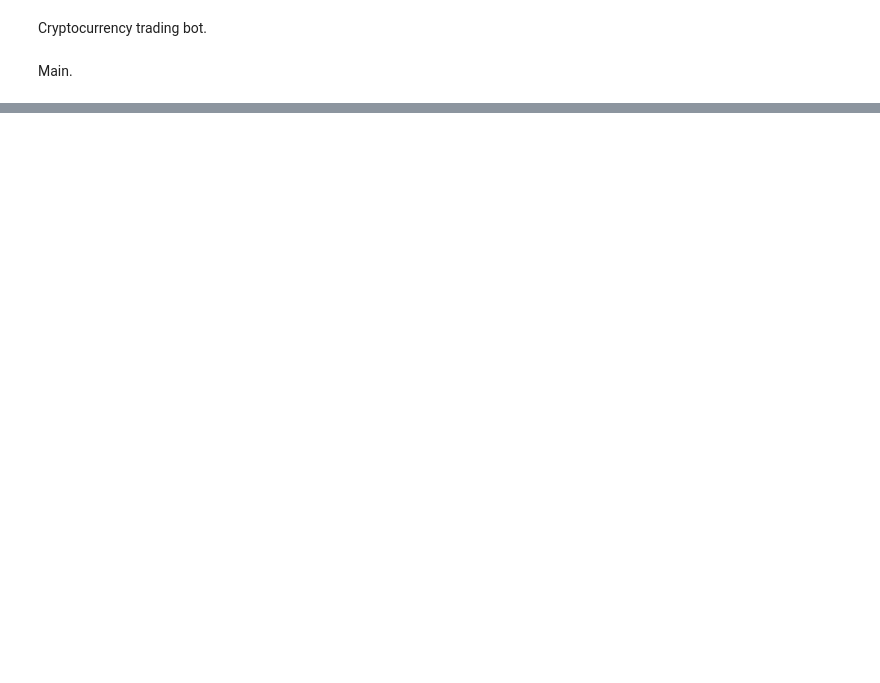
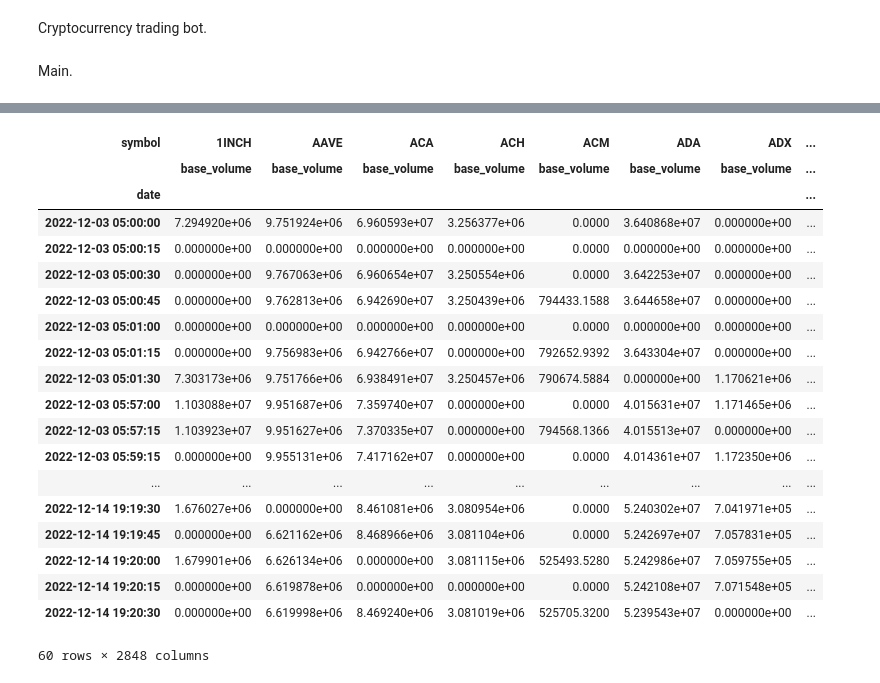
Before and after one commit to Humbleman72/crypto_bot, a Jupyter notebook: crypto_logger_tests.ipynb, the cells around one changed output, grey strips where cells are left out. Saved outputs shown, nothing was run; the diff lists cells and outputs as text; code cells hidden in the pictures; blank space fills up the shorter version.

```diff
--- a/crypto_logger_tests.ipynb
+++ b/crypto_logger_tests.ipynb
@@ -39,0 +29,24 @@ df_output_1d
+# %%
+df_output_15s = output_15s.maybe_get_from_file(dataset=None, inputs=False, screened=False)
+df_output_15s
+# %% [output]
+| symbol | 1INCH | AAVE | ACA | ACH | ACM | ADA | ADX | ... |
+|  | base_volume | base_volume | base_volume | base_volume | base_volume | base_volume | base_volume | ... |
+| date |  |  |  |  |  |  |  | ... |
+| 2022-12-03 05:00:00 | 7.294920e+06 | 9.751924e+06 | 6.960593e+07 | 3.256377e+06 | 0.0000 | 3.640868e+07 | 0.000000e+00 | ... |
+| 2022-12-03 05:00:15 | 0.000000e+00 | 0.000000e+00 | 0.000000e+00 | 0.000000e+00 | 0.0000 | 0.000000e+00 | 0.000000e+00 | ... |
+| 2022-12-03 05:00:30 | 0.000000e+00 | 9.767063e+06 | 6.960654e+07 | 3.250554e+06 | 0.0000 | 3.642253e+07 | 0.000000e+00 | ... |
+| 2022-12-03 05:00:45 | 0.000000e+00 | 9.762813e+06 | 6.942690e+07 | 3.250439e+06 | 794433.1588 | 3.644658e+07 | 0.000000e+00 | ... |
+| 2022-12-03 05:01:00 | 0.000000e+00 | 0.000000e+00 | 0.000000e+00 | 0.000000e+00 | 0.0000 | 0.000000e+00 | 0.000000e+00 | ... |
+| 2022-12-03 05:01:15 | 0.000000e+00 | 9.756983e+06 | 6.942766e+07 | 0.000000e+00 | 792652.9392 | 3.643304e+07 | 0.000000e+00 | ... |
+| 2022-12-03 05:01:30 | 7.303173e+06 | 9.751766e+06 | 6.938491e+07 | 3.250457e+06 | 790674.5884 | 0.000000e+00 | 1.170621e+06 | ... |
+| 2022-12-03 05:57:00 | 1.103088e+07 | 9.951687e+06 | 7.359740e+07 | 0.000000e+00 | 0.0000 | 4.015631e+07 | 1.171465e+06 | ... |
+| 2022-12-03 05:57:15 | 1.103923e+07 | 9.951627e+06 | 7.370335e+07 | 0.000000e+00 | 794568.1366 | 4.015513e+07 | 0.000000e+00 | ... |
+| 2022-12-03 05:59:15 | 0.000000e+00 | 9.955131e+06 | 7.417162e+07 | 0.000000e+00 | 0.0000 | 4.014361e+07 | 1.172350e+06 | ... |
+| ... | ... | ... | ... | ... | ... | ... | ... | ... |
+| 2022-12-14 19:19:30 | 1.676027e+06 | 0.000000e+00 | 8.461081e+06 | 3.080954e+06 | 0.0000 | 5.240302e+07 | 7.041971e+05 | ... |
+| 2022-12-14 19:19:45 | 0.000000e+00 | 6.621162e+06 | 8.468966e+06 | 3.081104e+06 | 0.0000 | 5.242697e+07 | 7.057831e+05 | ... |
+| 2022-12-14 19:20:00 | 1.679901e+06 | 6.626134e+06 | 0.000000e+00 | 3.081115e+06 | 525493.5280 | 5.242986e+07 | 7.059755e+05 | ... |
+| 2022-12-14 19:20:15 | 0.000000e+00 | 6.619878e+06 | 0.000000e+00 | 0.000000e+00 | 0.0000 | 5.242108e+07 | 7.071548e+05 | ... |
+| 2022-12-14 19:20:30 | 0.000000e+00 | 6.619998e+06 | 8.469240e+06 | 3.081019e+06 | 525705.3200 | 5.239543e+07 | 0.000000e+00 | ... |
+60 rows × 2848 columns
```
Also changed, not shown: parts of 28 cells of this notebook, 5 other files.
